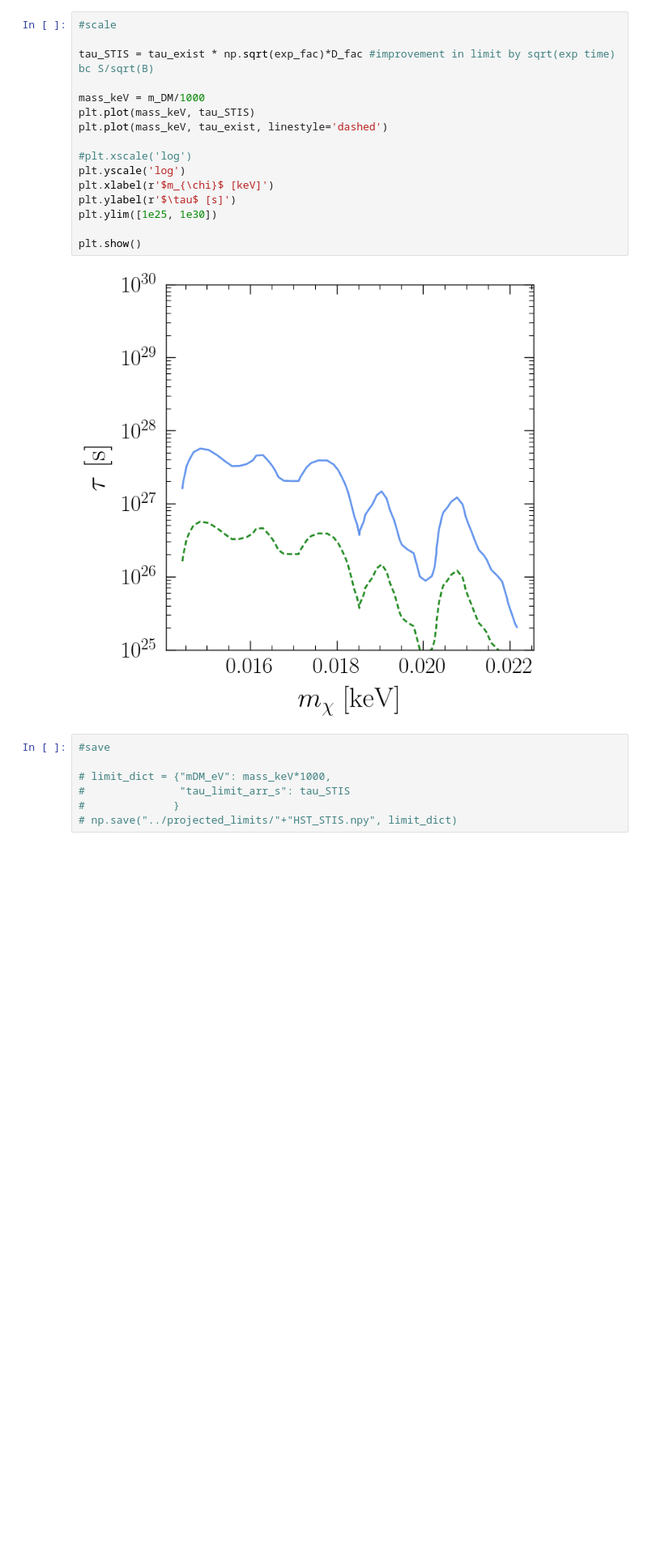
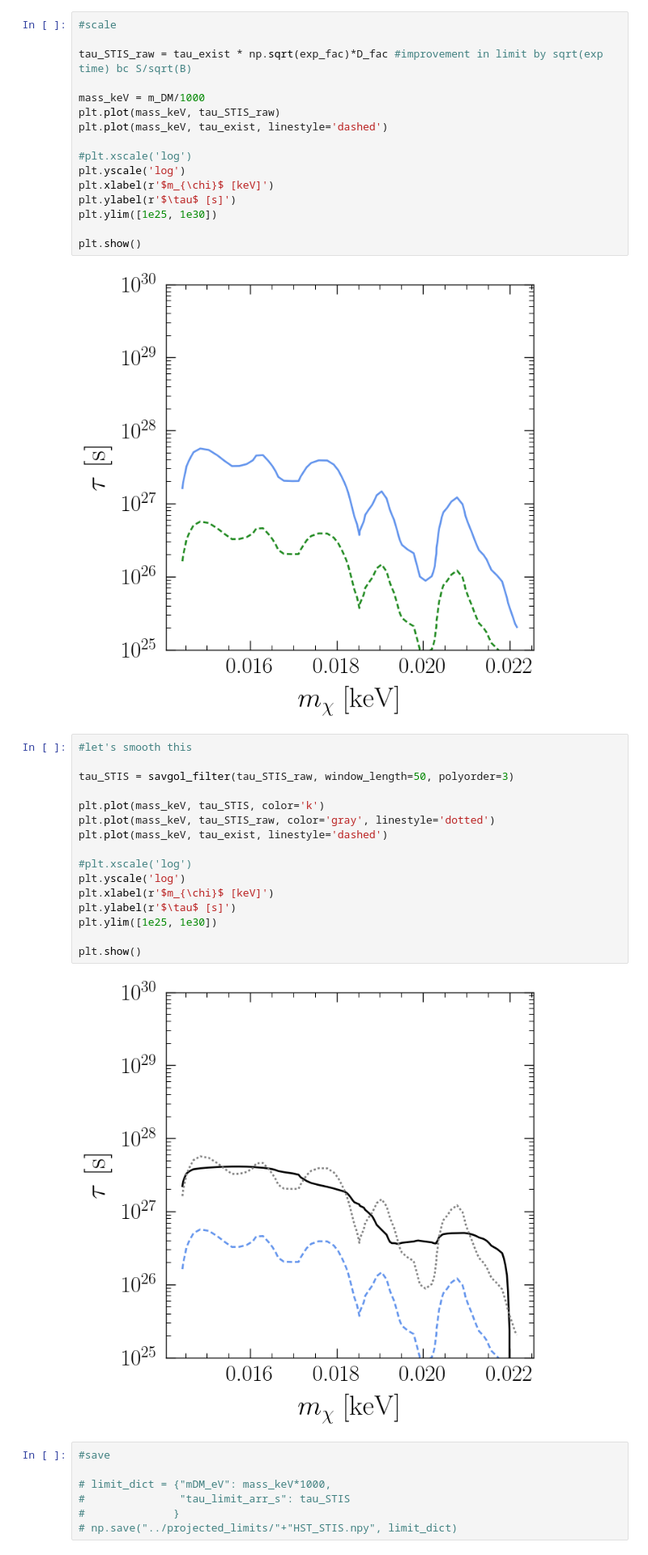
Before and after one commit to joshua-benabou/Mega_Decaying_DM_Milkyway_Analysis, a Jupyter notebook: jupyter/HST_projections.ipynb, the cells around one changed output. Shown at 81% size. Cells and saved outputs as stored; diff of their text form; blank space fills up the shorter version.

```diff
--- a/jupyter/HST_projections.ipynb
+++ b/jupyter/HST_projections.ipynb
@@ -231,10 +233,10 @@ plt.show()
 # %%
 #scale
 
-tau_STIS = tau_exist * np.sqrt(exp_fac)*D_fac #improvement in limit by sqrt(exp time) bc S/sqrt(B)
+tau_STIS_raw = tau_exist * np.sqrt(exp_fac)*D_fac #improvement in limit by sqrt(exp time) bc S/sqrt(B)
 
 mass_keV = m_DM/1000
-plt.plot(mass_keV, tau_STIS)
+plt.plot(mass_keV, tau_STIS_raw)
 plt.plot(mass_keV, tau_exist, linestyle='dashed')
 
 #plt.xscale('log')
@@ -246,6 +248,24 @@ plt.ylim([1e25, 1e30])
 plt.show()
 # %% [output]
 [figure]
+# %%
+#let's smooth this
+
+tau_STIS = savgol_filter(tau_STIS_raw, window_length=50, polyorder=3)
+
+plt.plot(mass_keV, tau_STIS, color='k')
+plt.plot(mass_keV, tau_STIS_raw, color='gray', linestyle='dotted')
+plt.plot(mass_keV, tau_exist, linestyle='dashed')
+
+#plt.xscale('log')
+plt.yscale('log')
+plt.xlabel(r'$m_{\chi}$ [keV]')
+plt.ylabel(r'$\tau$ [s]')
+plt.ylim([1e25, 1e30])
+
+plt.show()
+# %% [output]
+[figure, added]
 # %%
 #save
 
```
Also changed, not shown: parts of 1 cell of this notebook, 6 other files.
